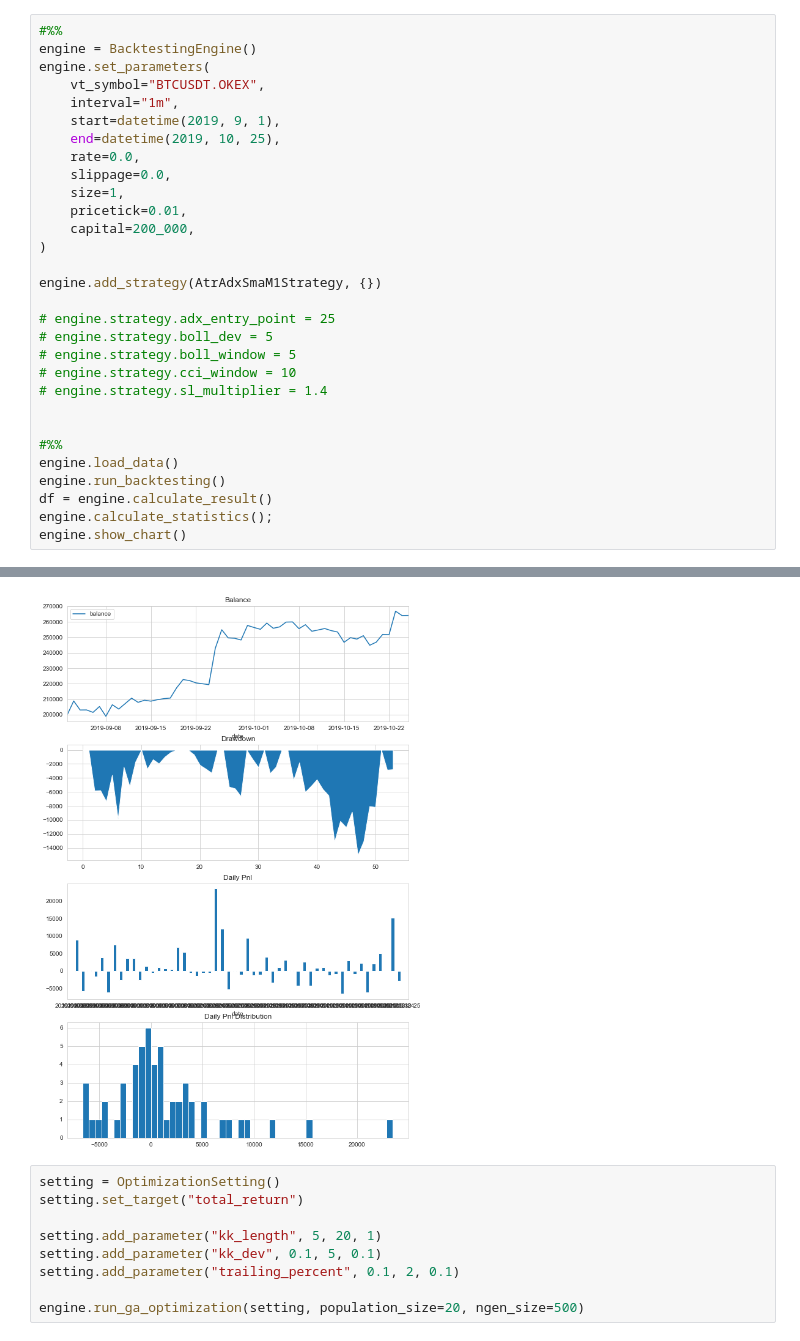
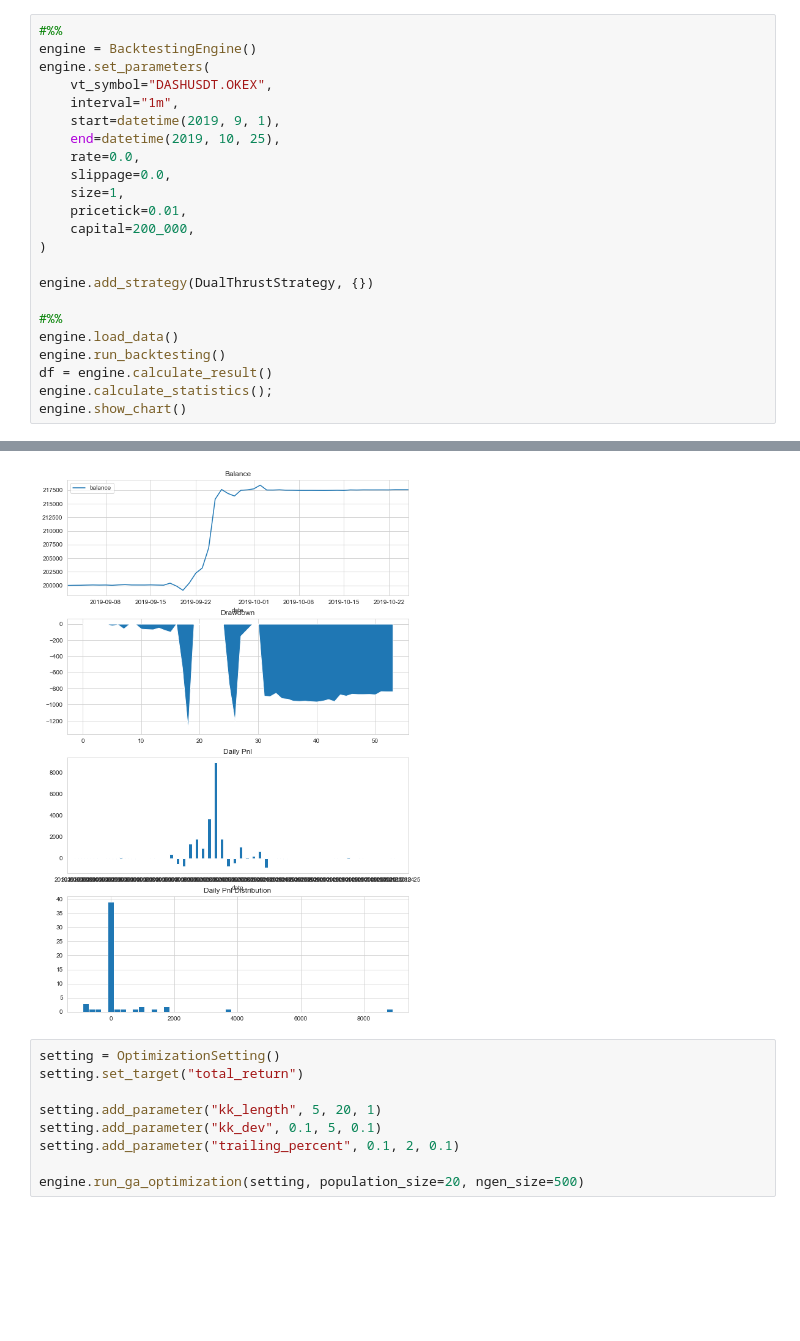
Before and after one commit to holmescn/vnpy, a Jupyter notebook: examples/cta_backtesting/backtesting_opt.ipynb, the cells around one changed output, grey strips where cells are left out. Cells and saved outputs as stored; diff of their text form; blank space fills up the shorter version.

```diff
--- a/examples/cta_backtesting/backtesting_opt.ipynb
+++ b/examples/cta_backtesting/backtesting_opt.ipynb
@@ -8,7 +9,7 @@ from datetime import datetime
 #%%
 engine = BacktestingEngine()
 engine.set_parameters(
-    vt_symbol="BTCUSDT.OKEX",
+    vt_symbol="DASHUSDT.OKEX",
     interval="1m",
     start=datetime(2019, 9, 1),
     end=datetime(2019, 10, 25),
@@ -19,14 +20,7 @@ engine.set_parameters(
     capital=200_000,
 )
 
-engine.add_strategy(AtrAdxSmaM1Strategy, {})
-
-# engine.strategy.adx_entry_point = 25
-# engine.strategy.boll_dev = 5
-# engine.strategy.boll_window = 5
-# engine.strategy.cci_window = 10
-# engine.strategy.sl_multiplier = 1.4
-
+engine.add_strategy(DualThrustStrategy, {})
 
 #%%
 engine.load_data()
@@ -55,4 +49,4 @@ engine.show_chart()
-[figure, old version]
+[figure, new version]
 # %%
 setting = OptimizationSetting()
 setting.set_target("total_return")
```
Also changed, not shown: parts of 2 cells of this notebook, 6 other files.
